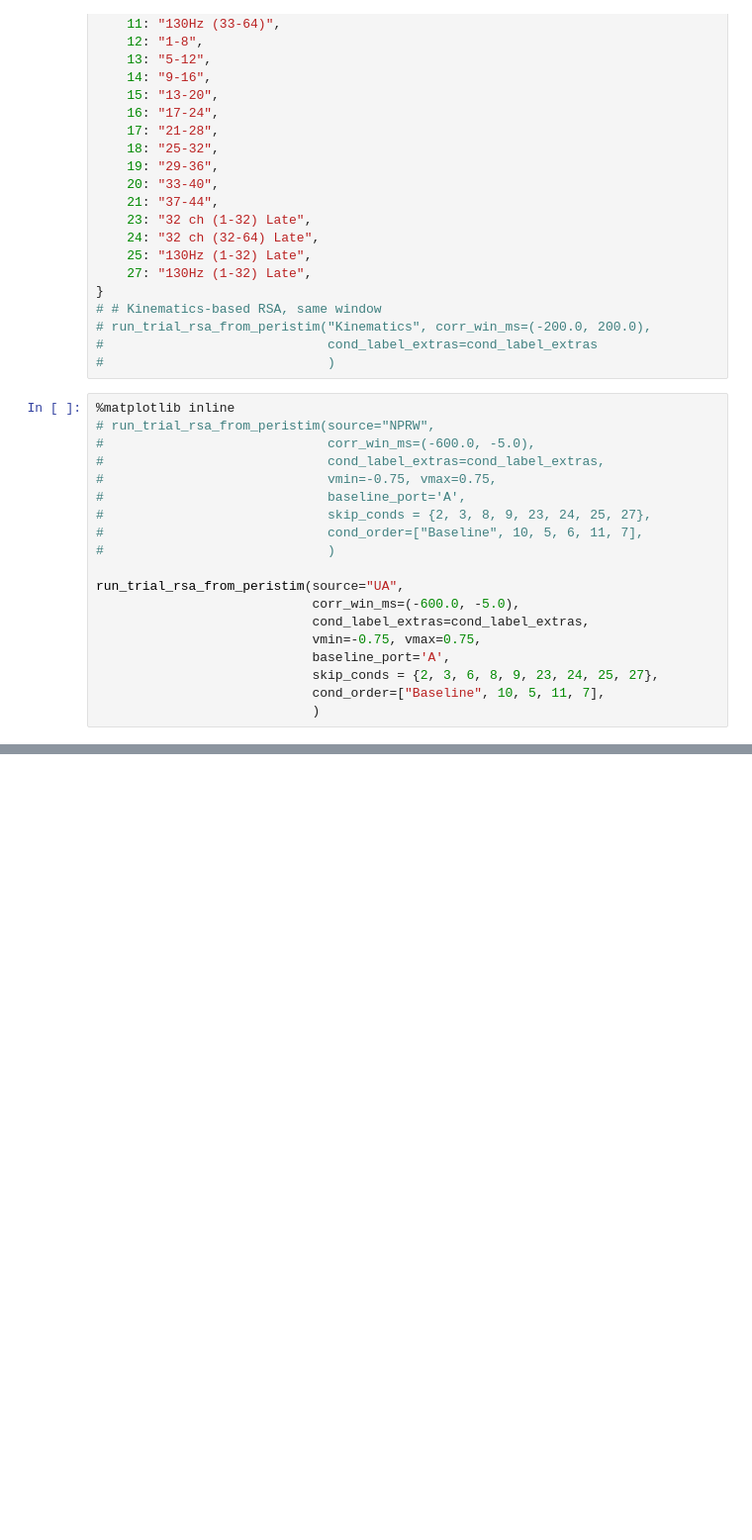
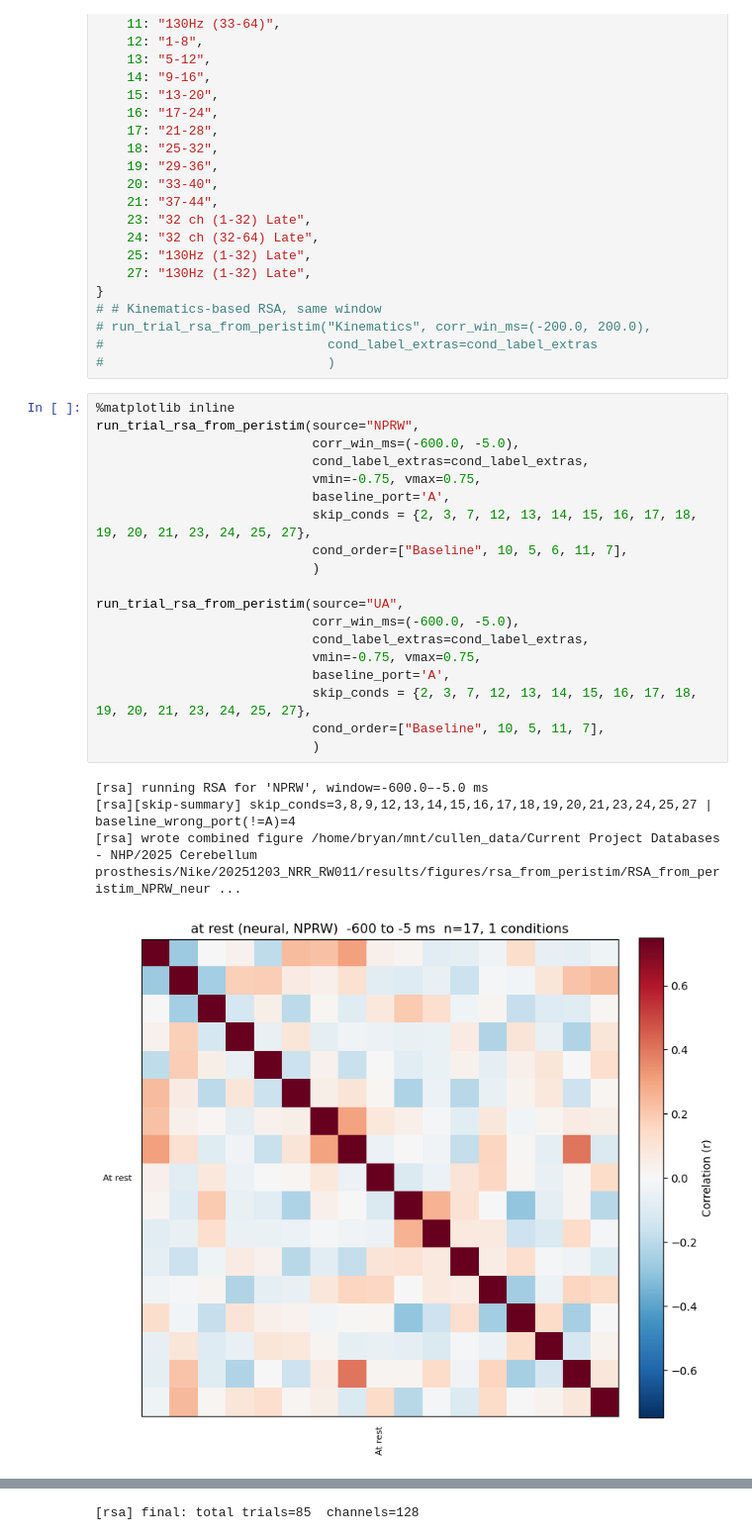
Before and after one commit to Raynor-Cerebellum-Project/RCP_analysis, a Jupyter notebook: scripts/bryan_scripts/RSA_consistency/RSA_poststim_grouped_up.ipynb, the cells around one changed output, grey strips where cells are left out. Shown at 99% size. Saved outputs shown, nothing was run; the diff lists cells and outputs as text; blank space fills up the shorter version.

```diff
--- a/scripts/bryan_scripts/RSA_consistency/RSA_poststim_grouped_up.ipynb
+++ b/scripts/bryan_scripts/RSA_consistency/RSA_poststim_grouped_up.ipynb
@@ -649,20 +654,25 @@ cond_label_extras = {
 #                             )
 # %%
 %matplotlib inline
-# run_trial_rsa_from_peristim(source="NPRW",
-#                             corr_win_ms=(-600.0, -5.0),
-#                             cond_label_extras=cond_label_extras,
-#                             vmin=-0.75, vmax=0.75,
-#                             baseline_port='A',
-#                             skip_conds = {2, 3, 8, 9, 23, 24, 25, 27},
-#                             cond_order=["Baseline", 10, 5, 6, 11, 7],
-#                             )
+run_trial_rsa_from_peristim(source="NPRW",
+                            corr_win_ms=(-600.0, -5.0),
+                            cond_label_extras=cond_label_extras,
+                            vmin=-0.75, vmax=0.75,
+                            baseline_port='A',
+                            skip_conds = {2, 3, 7, 12, 13, 14, 15, 16, 17, 18, 19, 20, 21, 23, 24, 25, 27},
+                            cond_order=["Baseline", 10, 5, 6, 11, 7],
+                            )
 
 run_trial_rsa_from_peristim(source="UA",
                             corr_win_ms=(-600.0, -5.0),
                             cond_label_extras=cond_label_extras,
                             vmin=-0.75, vmax=0.75,
                             baseline_port='A',
-                            skip_conds = {2, 3, 6, 8, 9, 23, 24, 25, 27},
+                            skip_conds = {2, 3, 7, 12, 13, 14, 15, 16, 17, 18, 19, 20, 21, 23, 24, 25, 27},
                             cond_order=["Baseline", 10, 5, 11, 7],
                             )
+# %% [output]
+[rsa] running RSA for 'NPRW', window=-600.0–-5.0 ms
+[rsa][skip-summary] skip_conds=3,8,9,12,13,14,15,16,17,18,19,20,21,23,24,25,27 | baseline_wrong_port(!=A)=4
+[rsa] wrote combined figure /home/bryan/mnt/cullen_data/Current Project Databases - NHP/2025 Cerebellum prosthesis/Nike/20251203_NRR_RW011/results/figures/rsa_from_peristim/RSA_from_peristim_NPRW_neur ...
+[figure, added]
@@ -669,3 +684,4 @@ run_trial_rsa_from_peristim(source="UA",
+[rsa] final: total trials=85  channels=128
 # %%
 run_trial_rsa_from_peristim(source="NPRW",
                             corr_win_ms=(105.0, 600.0),
```
Also changed, not shown: parts of 6 cells of this notebook, 2 other files.
